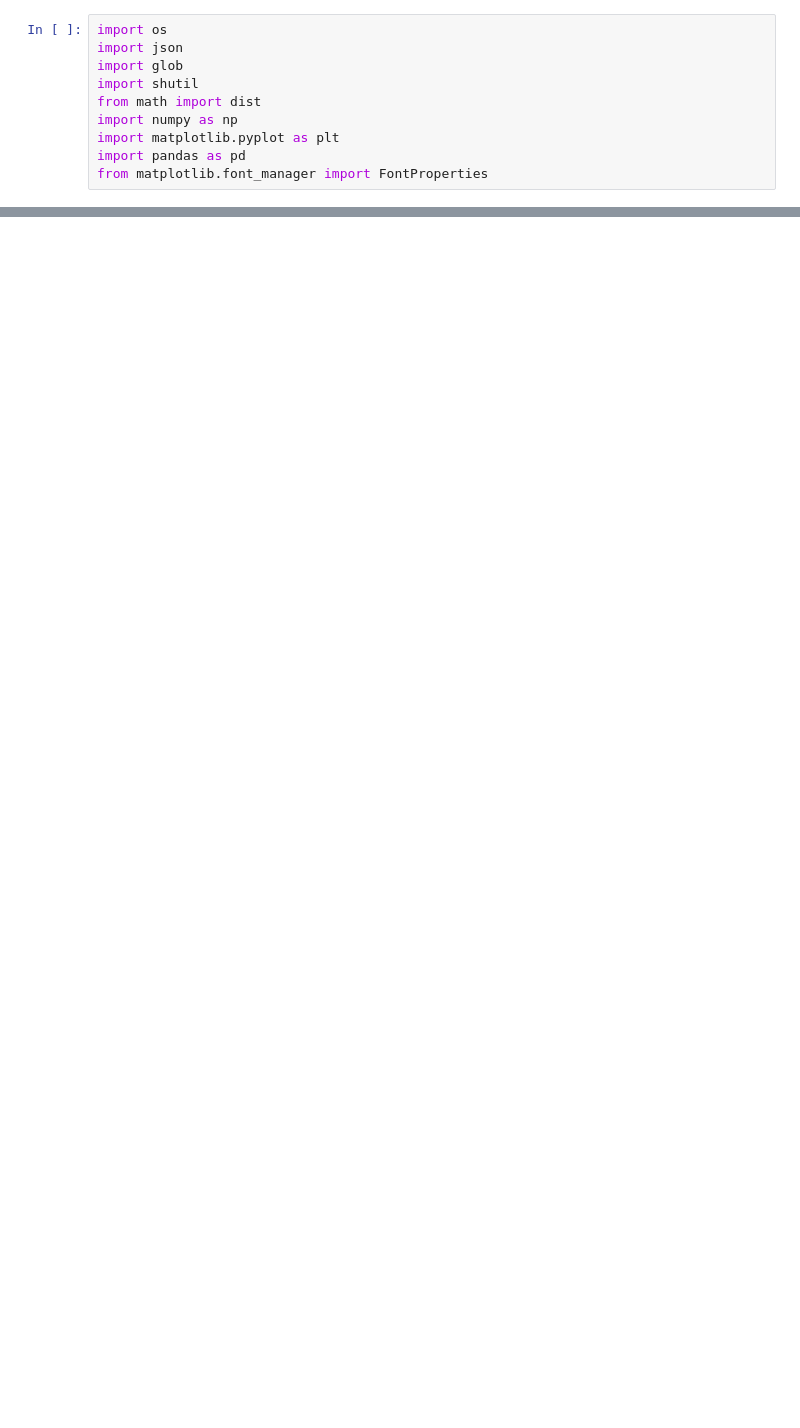
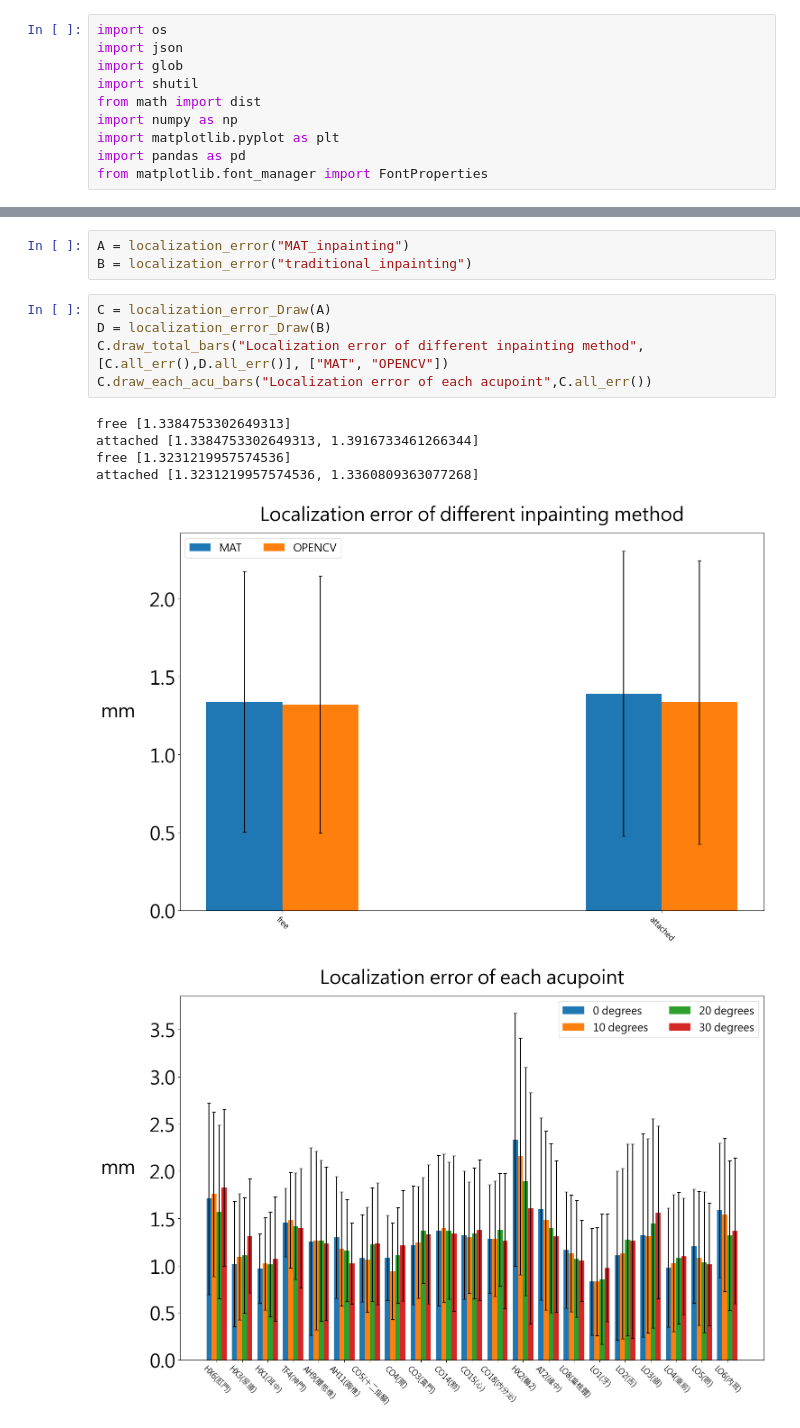
Before and after one commit to kdavidlp123/Thesis, a Jupyter notebook: draw_fig_code/LOCALIZATION_ERROR_AND_DRAW.ipynb, the cells around one changed output, grey strips where cells are left out. Drawn from its saved outputs; the diff is of its cells as text; blank space fills up the shorter version.

```diff
--- a/draw_fig_code/LOCALIZATION_ERROR_AND_DRAW.ipynb
+++ b/draw_fig_code/LOCALIZATION_ERROR_AND_DRAW.ipynb
@@ -100,0 +205,15 @@ class localization_error():
+# %%
+A = localization_error("MAT_inpainting")
+B = localization_error("traditional_inpainting")
+# %%
+C = localization_error_Draw(A)
+D = localization_error_Draw(B)
+C.draw_total_bars("Localization error of different inpainting method",[C.all_err(),D.all_err()], ["MAT", "OPENCV"])
+C.draw_each_acu_bars("Localization error of each acupoint",C.all_err())
+# %% [output]
+free [1.3384753302649313]
+attached [1.3384753302649313, 1.3916733461266344]
+free [1.3231219957574536]
+attached [1.3231219957574536, 1.3360809363077268]
+[figure, added]
+[figure, added]
```
Also changed, not shown: parts of 6 cells of this notebook, 9 other files.
